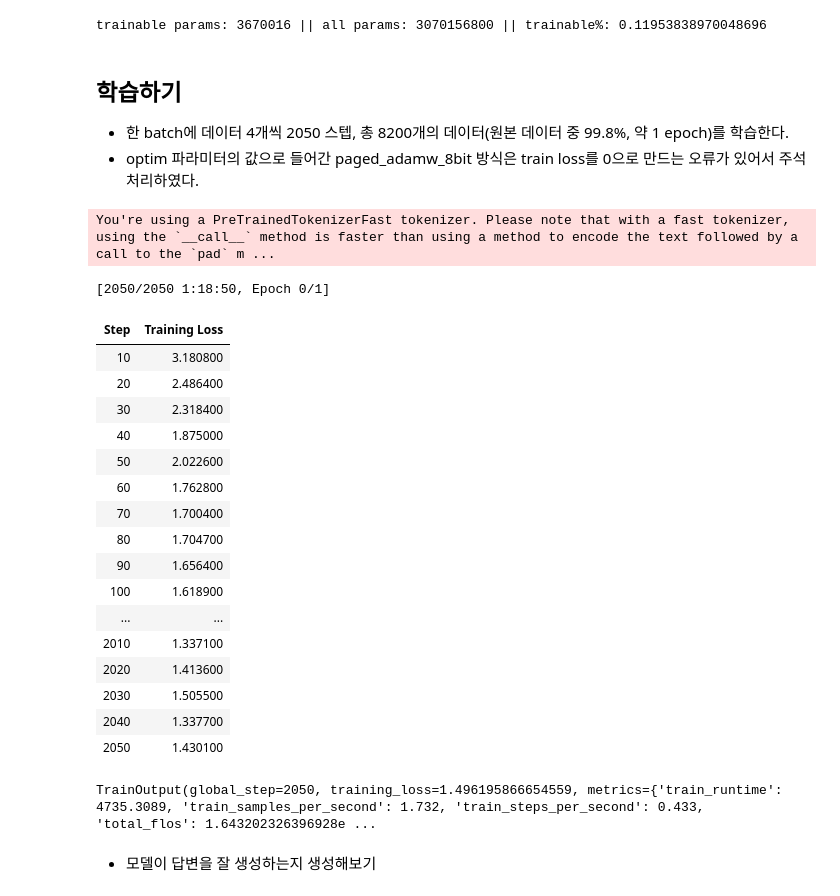
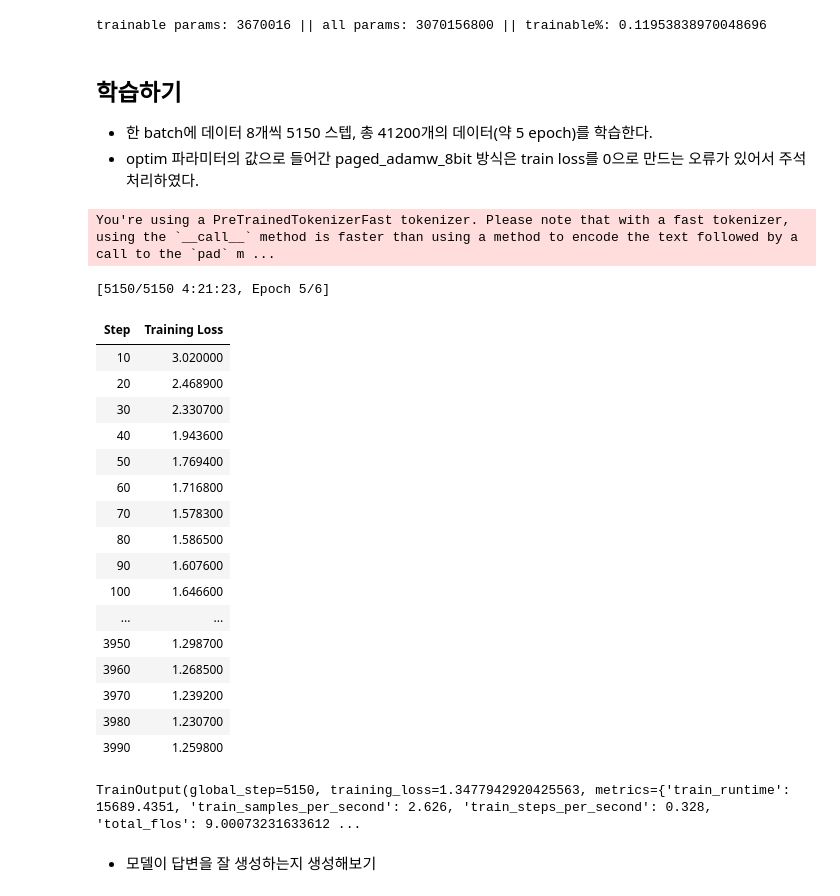
Before and after one commit to jagaldol/chat-foodie, a Jupyter notebook: chatbot/fine-tuning/KoAlpaca_QLoRA_ChatFoodie_Model_FineTuning.ipynb, the cells around one changed output. Drawn from its saved outputs; the diff is of its cells as text; code cells hidden in the pictures.

```diff
--- a/chatbot/fine-tuning/KoAlpaca_QLoRA_ChatFoodie_Model_FineTuning.ipynb
+++ b/chatbot/fine-tuning/KoAlpaca_QLoRA_ChatFoodie_Model_FineTuning.ipynb
@@ -123,53 +123,53 @@ trainable params: 3670016 || all params: 3070156800 || trainable%: 0.11953838970
 # %% [markdown]
 ## 학습하기
 
-* 한 batch에 데이터 4개씩 2050 스텝, 총 8200개의 데이터(원본 데이터 중 99.8%, 약 1 epoch)를 학습한다.
+* 한 batch에 데이터 8개씩 5150 스텝, 총 41200개의 데이터(약 5 epoch)를 학습한다.
 * optim 파라미터의 값으로 들어간 paged_adamw_8bit 방식은 train loss를 0으로 만드는 오류가 있어서 주석처리하였다.
 # %%
 import transformers
 
 # needed for gpt-neo-x tokenizer
 tokenizer.pad_token = tokenizer.eos_token
 
 trainer = transformers.Trainer(
     model=model,
     train_dataset=data["train"],
     args=transformers.TrainingArguments(
-        per_device_train_batch_size=4,
+        per_device_train_batch_size=8,
         gradient_accumulation_steps=1,
-        max_steps=2050, ## 초소량만 학습: 50 step만 학습. 약 4분정도 걸립니다.
+        max_steps=5150,
         learning_rate=1e-4,
         fp16=True,
         logging_steps=10,
         logging_dir="./logs",
         output_dir="outputs",
         # optim="paged_adamw_8bit"
     ),
     data_collator=transformers.DataCollatorForLanguageModeling(tokenizer, mlm=False),
 )
 model.config.use_cache = False  # silence the warnings. Please re-enable for inference!
 trainer.train()
 # %% [output]
 You're using a PreTrainedTokenizerFast tokenizer. Please note that with a fast tokenizer, using the `__call__` method is faster than using a method to encode the text followed by a call to the `pad` m ...
-[2050/2050 1:18:50, Epoch 0/1]
+[5150/5150 4:21:23, Epoch 5/6]
 | Step | Training Loss |
-| 10 | 3.180800 |
-| 20 | 2.486400 |
-| 30 | 2.318400 |
-| 40 | 1.875000 |
-| 50 | 2.022600 |
-| 60 | 1.762800 |
-| 70 | 1.700400 |
-| 80 | 1.704700 |
-| 90 | 1.656400 |
-| 100 | 1.618900 |
+| 10 | 3.020000 |
+| 20 | 2.468900 |
+| 30 | 2.330700 |
+| 40 | 1.943600 |
+| 50 | 1.769400 |
+| 60 | 1.716800 |
+| 70 | 1.578300 |
+| 80 | 1.586500 |
+| 90 | 1.607600 |
+| 100 | 1.646600 |
 | ... | ... |
-| 2010 | 1.337100 |
-| 2020 | 1.413600 |
-| 2030 | 1.505500 |
-| 2040 | 1.337700 |
-| 2050 | 1.430100 |
+| 3950 | 1.298700 |
+| 3960 | 1.268500 |
+| 3970 | 1.239200 |
+| 3980 | 1.230700 |
+| 3990 | 1.259800 |
-TrainOutput(global_step=2050, training_loss=1.496195866654559, metrics={'train_runtime': 4735.3089, 'train_samples_per_second': 1.732, 'train_steps_per_second': 0.433, 'total_flos': 1.643202326396928e ...
+TrainOutput(global_step=5150, training_loss=1.3477942920425563, metrics={'train_runtime': 15689.4351, 'train_samples_per_second': 2.626, 'train_steps_per_second': 0.328, 'total_flos': 9.00073231633612 ...
 # %%
 model.eval()
 model.config.use_cache = True  # silence the warnings. Please re-enable for inference!
```
Also changed, not shown: parts of 10 cells of this notebook.
